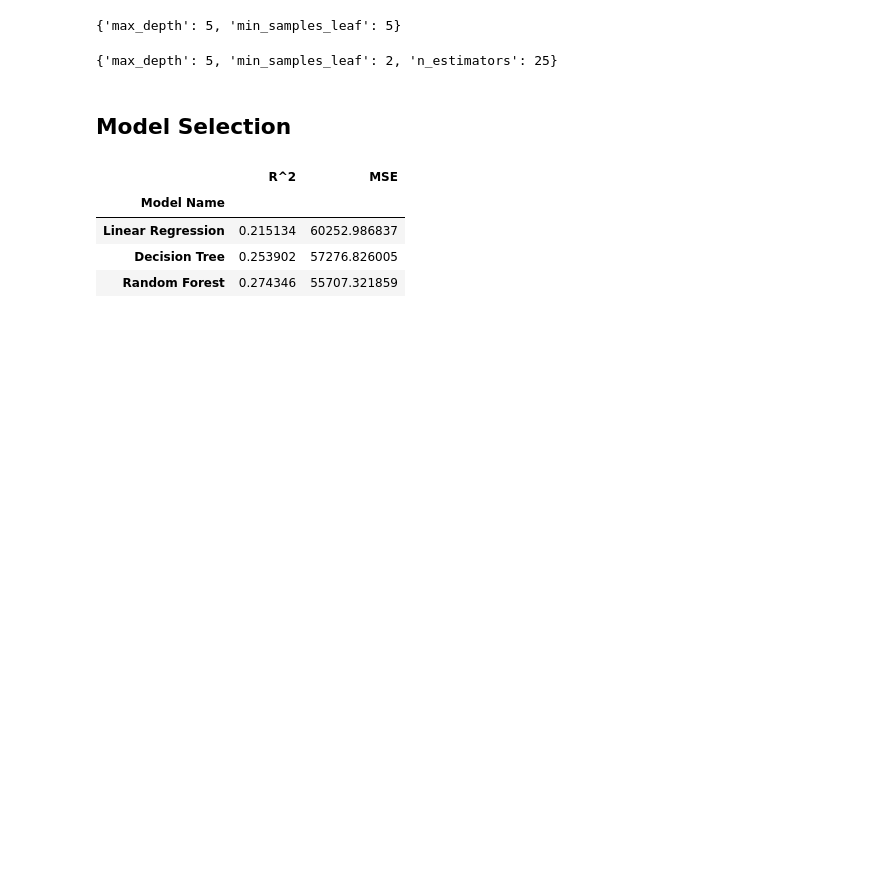
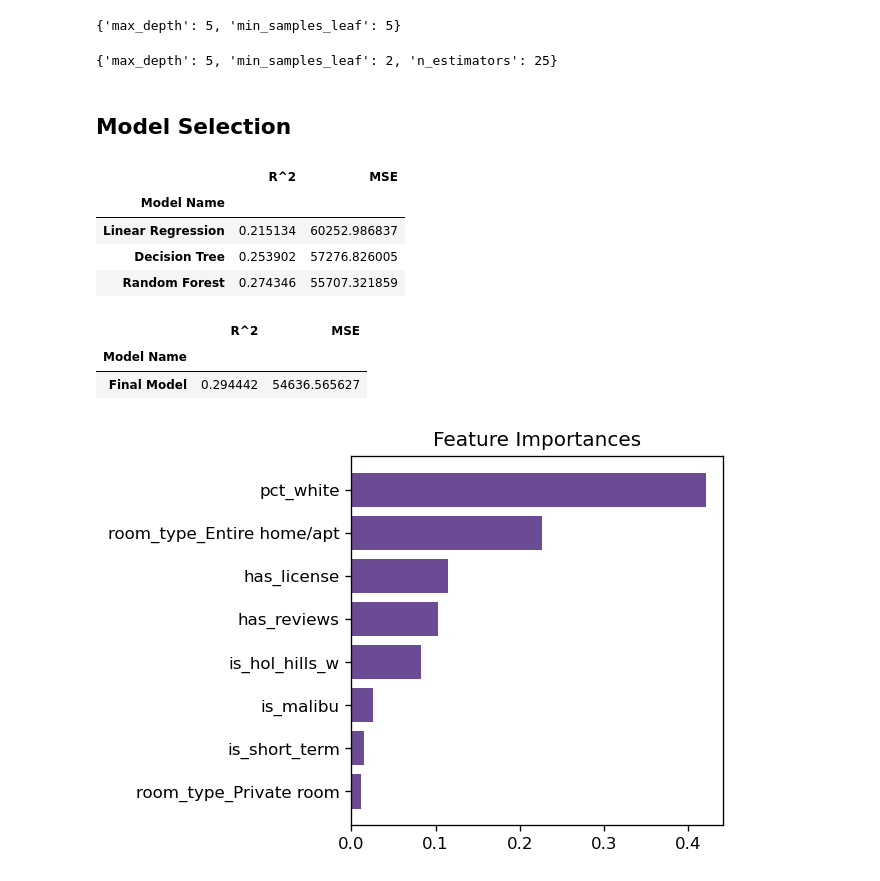
Before and after one commit to SameeckBhatia/Airbnb-ML-Economist, a Jupyter notebook: la_airbnb.ipynb, the cells around one changed output. Saved outputs shown, nothing was run; the diff lists cells and outputs as text; code cells hidden in the pictures; blank space fills up the shorter version.

Commit message:
Evaluating the final model

```diff
--- a/la_airbnb.ipynb
+++ b/la_airbnb.ipynb
@@ -524,3 +524,29 @@ view_metrics(names, models, X_train, y_train)
 # %%
 # Selecting
 final_model = model3
+# %%
+names = ["Final Model"]
+models = [final_model]
+
+view_metrics(names, models, X_test, y_test)
+# %% [output]
+|  | R^2 | MSE |
+| Model Name |  |  |
+| Final Model | 0.294442 | 54636.565627 |
+# %%
+# Calulating importances
+importances = final_model.best_estimator_.feature_importances_
+importance_matrix = pd.DataFrame({"Feature": X_test.columns, "Importance": importances})
+importance_matrix = importance_matrix[importance_matrix["Importance"].round(2)!=0].sort_values("Importance")
+# %%
+# Plotting
+fig, ax = plt.subplots(figsize=(4, 4), dpi=120)
+ax.barh(importance_matrix["Feature"], importance_matrix["Importance"],
+        color = fill)
+
+# Formatting
+ax.set_title("Feature Importances")
+
+plt.show()
+# %% [output]
+[figure, added]
```
Also changed, not shown: parts of 1 cell of this notebook.
